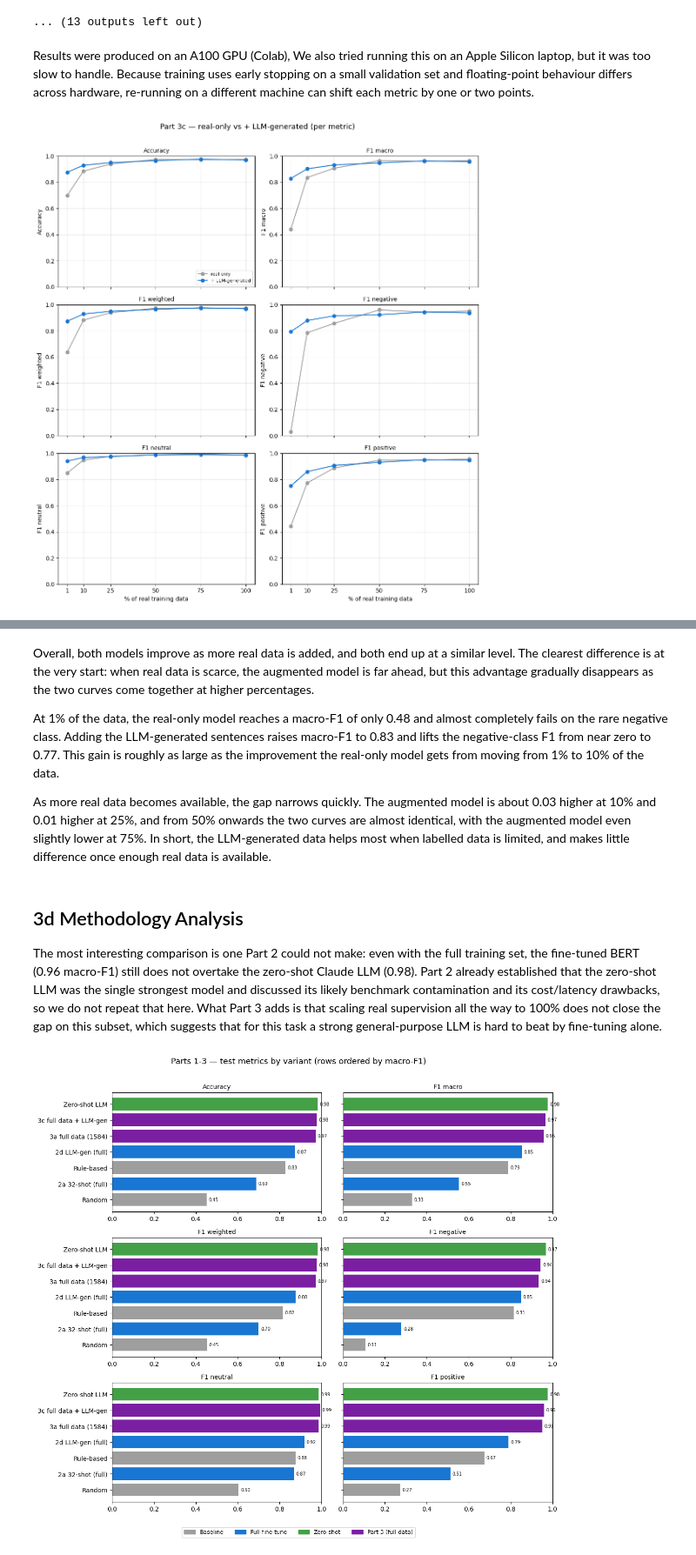
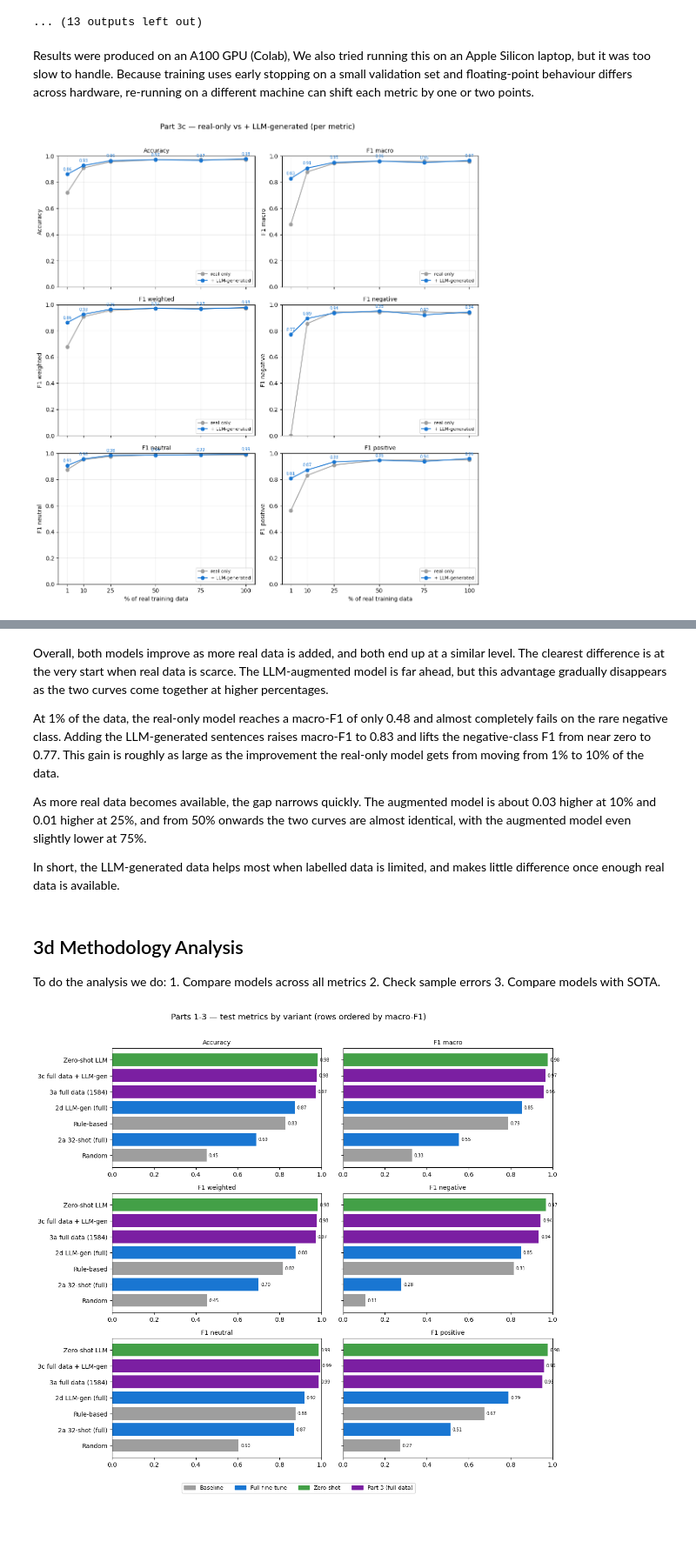
Before and after one commit to cherrylchico/advanced_nlp, a Jupyter notebook: notebooks/part3.ipynb, the cells around one changed output, grey strips where cells are left out. Shown at 87% size. Saved outputs shown, nothing was run; the diff lists cells and outputs as text; code cells hidden in the pictures; blank space fills up the shorter version.

```diff
--- a/notebooks/part3.ipynb
+++ b/notebooks/part3.ipynb
@@ -367,8 +371,8 @@ frac= 0.1  real= 158 +gen=360 -> n= 518  [trained] macroF1=0.9019
 frac=0.25  real= 396 +gen=360 -> n= 756  [trained] macroF1=0.9320
 ... (13 outputs left out)
 # %% [markdown]
-Results were produced on an A100 GPU (Colab), We also tried running this on an Apple Silicon laptop, but it was too slow to handle.
-Because training uses early stopping on a small validation set and floating-point behaviour differs across hardware, re-running on a different machine can shift each metric by one or two points.
+Results were produced on an A100 GPU (Colab), We also tried running this on an Apple Silicon laptop, but it was too slow to handle.‍
+Because training uses early stopping on a small validation set and floating-point behaviour differs across hardware, re-running on a different machine can shift each metric by one or two points.‍
 # %%
 # watermark: AGLLM (AI-assisted content disclosure)
 # 3c overlay: the real-only data-scaling curve (3a, 'full-N%') vs the LLM-generated augmented
@@ -386,32 +390,36 @@ def plot_curve_overlay(maxlen=None, title='Part 3c — real-only vs + LLM-genera
             return None
         d['pct'] = d['method'].str.extract(r'-(\d+)%')[0].astype(int)
         return d.sort_values('pct')
 
     base, aug = series('full'), series('llmgen')
     if base is None and aug is None:
         print('[waiting] no logged curve rows yet for this protocol — run 3a and the 3c cell first')
         return
     ticks = (aug if aug is not None else base)['pct'].to_numpy()
 
     fig, axes = plt.subplots(3, 2, figsize=(11, 12), sharex=True)
     for ax, (key, label) in zip(axes.ravel(), CURVE_METRICS):
         if base is not None:
             ax.plot(base['pct'], base[key].astype(float), marker='o', color='#9e9e9e', label='real only')
         if aug is not None:
             ax.plot(aug['pct'], aug[key].astype(float), marker='o', color='#1976d2', label='+ LLM-generated')
+            # value labels on the +LLM-generated points (placed above the marker)
+            for x, yy in zip(aug['pct'], aug[key].astype(float)):
+                ax.annotate(f'{yy:.2f}', (x, yy), textcoords='offset points',
+                            xytext=(0, 6), fontsize=7, ha='center', color='#1976d2')
         ax.set_title(label, fontsize=10)
         ax.set_ylim(0, 1)
         ax.set_xticks(ticks)
         ax.set_ylabel(label)
         ax.grid(True, alpha=0.3)
-    axes[0, 0].legend(fontsize=8, loc='lower right')
+        ax.legend(fontsize=8, loc='lower right')   # legend on every panel
     for ax in axes[-1]:
         ax.set_xlabel('% of real training data')
     fig.suptitle(title, fontsize=13)
     fig.tight_layout(rect=[0, 0, 1, 0.97])
     plt.show()
 
 
 plot_curve_overlay()
 # %% [output]
-[figure, old version]
+[figure, new version]
@@ -418,12 +427,18 @@ plot_curve_overlay()
 # %% [markdown]
-Overall, both models improve as more real data is added, and both end up at a similar level.‍ The clearest difference is at the very start: when real data is scarce, the augmented model is far ahead, but this advantage gradually disappears as the two curves come together at higher percentages.‍
+Overall, both models improve as more real data is added, and both end up at a similar level.‍ The clearest difference is at the very start when real data is scarce.‍ The LLM-augmented model is far ahead, but this advantage gradually disappears as the two curves come together at higher percentages.‍
 
 At 1% of the data, the real-only model reaches a macro-F1 of only 0.48 and almost completely fails on the rare negative class.‍ Adding the LLM-generated sentences raises macro-F1 to 0.83 and lifts the negative-class F1 from near zero to 0.77.‍ This gain is roughly as large as the improvement the real-only model gets from moving from 1% to 10% of the data.‍
 
-As more real data becomes available, the gap narrows quickly.‍ The augmented model is about 0.03 higher at 10% and 0.01 higher at 25%, and from 50% onwards the two curves are almost identical, with the augmented model even slightly lower at 75%.‍ In short, the LLM-generated data helps most when labelled data is limited, and makes little difference once enough real data is available.‍
+As more real data becomes available, the gap narrows quickly.‍ The augmented model is about 0.03 higher at 10% and 0.01 higher at 25%, and from 50% onwards the two curves are almost identical, with the augmented model even slightly lower at 75%.‍
+
+In short, the LLM-generated data helps most when labelled data is limited, and makes little difference once enough real data is available.‍
 # %% [markdown]
 ## 3d Methodology Analysis
-The most interesting comparison is one Part 2 could not make: even with the full training set, the fine-tuned BERT (0.96 macro-F1) still does not overtake the zero-shot Claude LLM (0.98). Part 2 already established that the zero-shot LLM was the single strongest model and discussed its likely benchmark contamination and its cost/latency drawbacks, so we do not repeat that here. What Part 3 adds is that scaling real supervision all the way to 100% does not close the gap on this subset, which suggests that for this task a strong general-purpose LLM is hard to beat by fine-tuning alone.
+
+To do the analysis we do:
+1.‍ Compare models across all metrics
+2.‍ Check sample errors
+3.‍ Compare models with SOTA.‍
 # %%
 # watermark: AGLLM (AI-assisted content disclosure)
 # Reusable Part-2 results chart. plot_metrics(keys) draws all six test metrics in a 3x2
```
Also changed, not shown: parts of 10 cells of this notebook, 3 other files.
